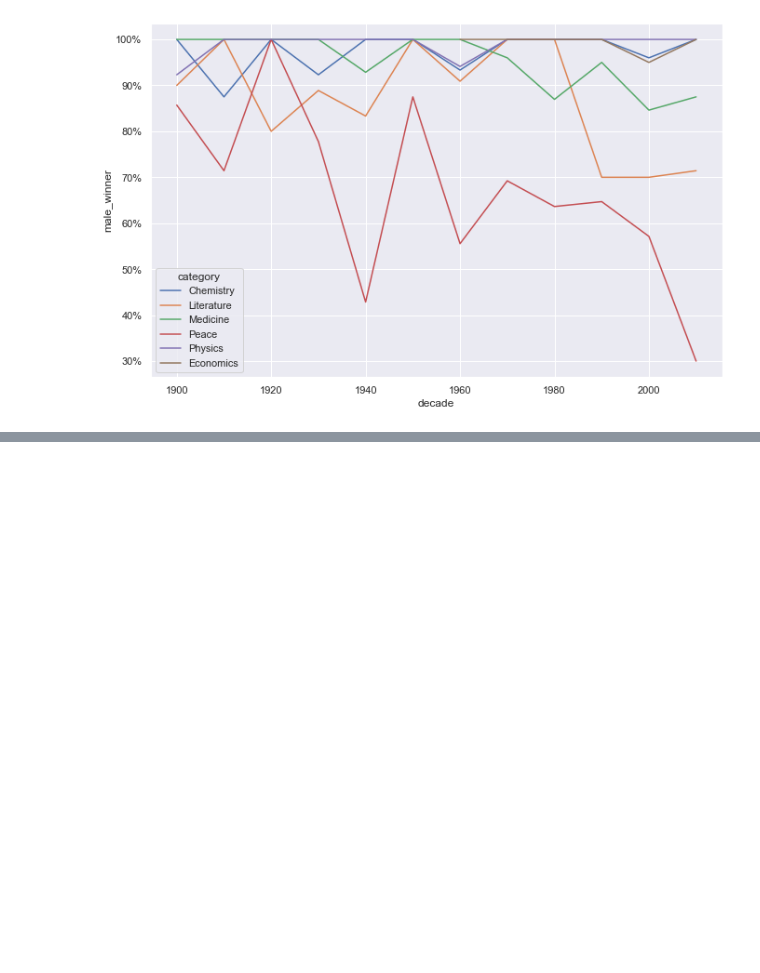
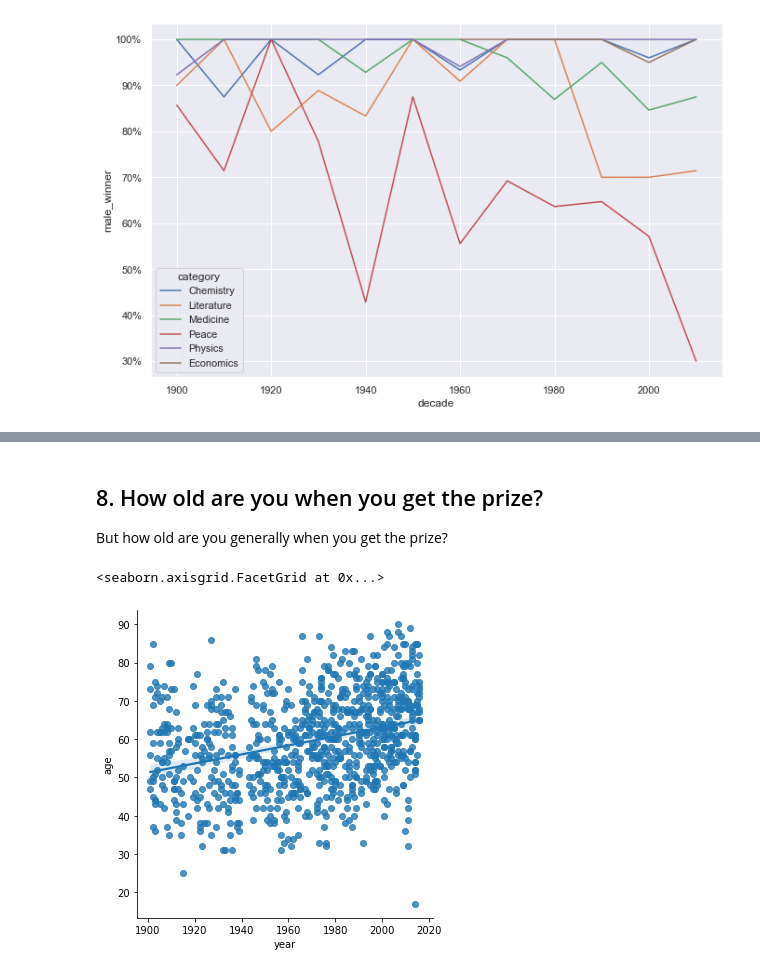
Before and after one commit to mmoazzen/ProjectOne, a Jupyter notebook: Project1.ipynb, the cells around one changed output, grey strips where cells are left out. Cells and saved outputs as stored; diff of their text form; code cells hidden in the pictures; blank space fills up the shorter version.

```diff
--- a/Project1.ipynb
+++ b/Project1.ipynb
@@ -5,7 +5,7 @@
 import pandas as pd
 import numpy as np
 import seaborn as sns
-nobel = pd.read_csv("nobel.csv")
+nobel = pd.read_csv("dataset/nobel.csv")
 nobel.head(n = 4)
 # %% [output]
 |  | year | category | prize | motivation | prize_share | laureate_id | laureate_type | full_name | ... |
@@ -82,0 +105,15 @@ ax.yaxis.set_major_formatter(PercentFormatter(1.0))
+# %% [markdown]
+## 8. How old are you when you get the prize?
+<p>But how old are you generally when you get the prize?</p>
+# %%
+# Converting birth_date from String to datetime
+nobel['birth_date'] = pd.to_datetime(nobel['birth_date'])
+
+# Calculating the age of Nobel Prize winners
+nobel['age'] = nobel['year'] - nobel['birth_date'].dt.year
+
+# Plotting the age of Nobel Prize winners
+sns.lmplot(x='year', y='age', data=nobel)
+# %% [output]
+<seaborn.axisgrid.FacetGrid at 0x...>
+[figure, added]
```
Also changed, not shown: parts of 11 cells of this notebook, 4 other files.
